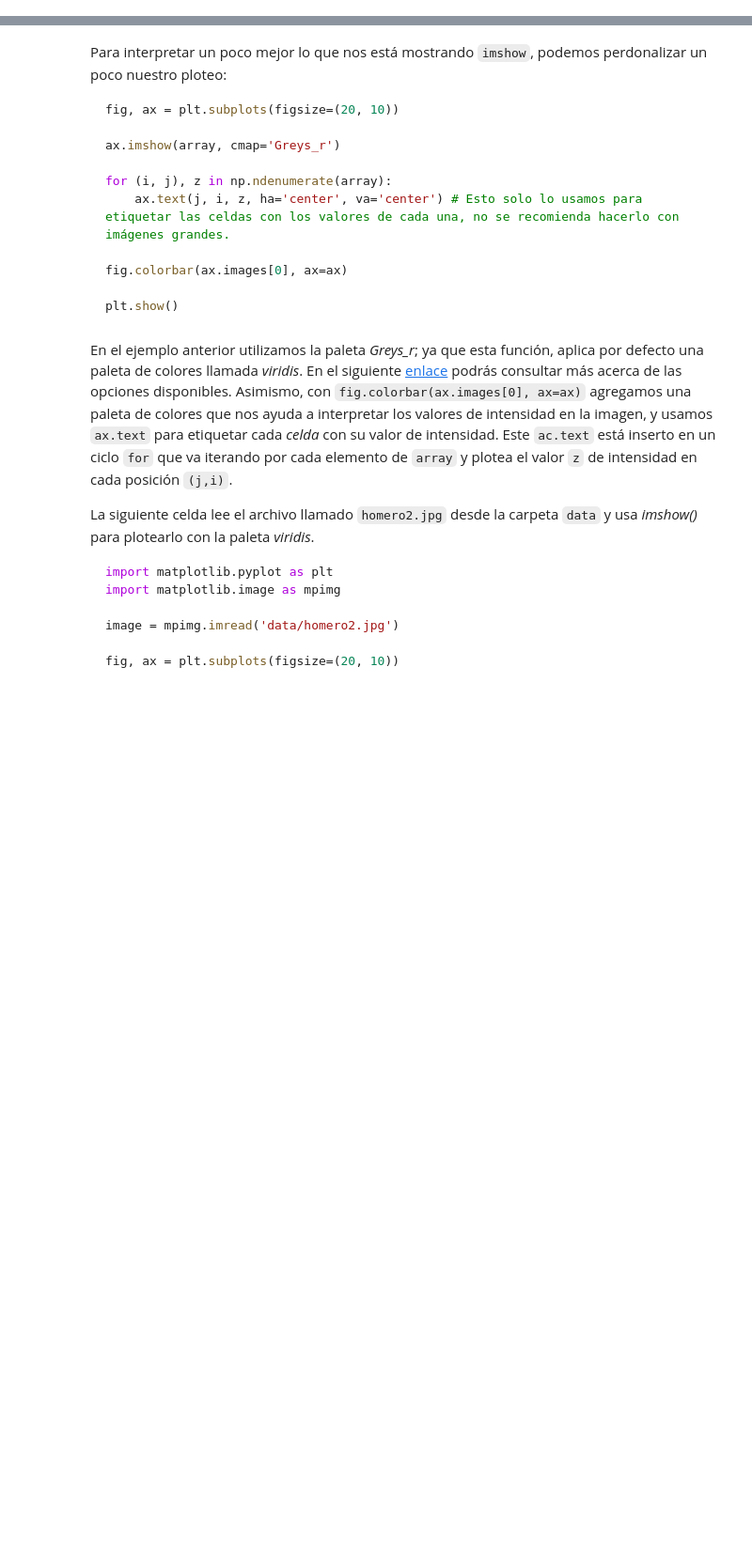
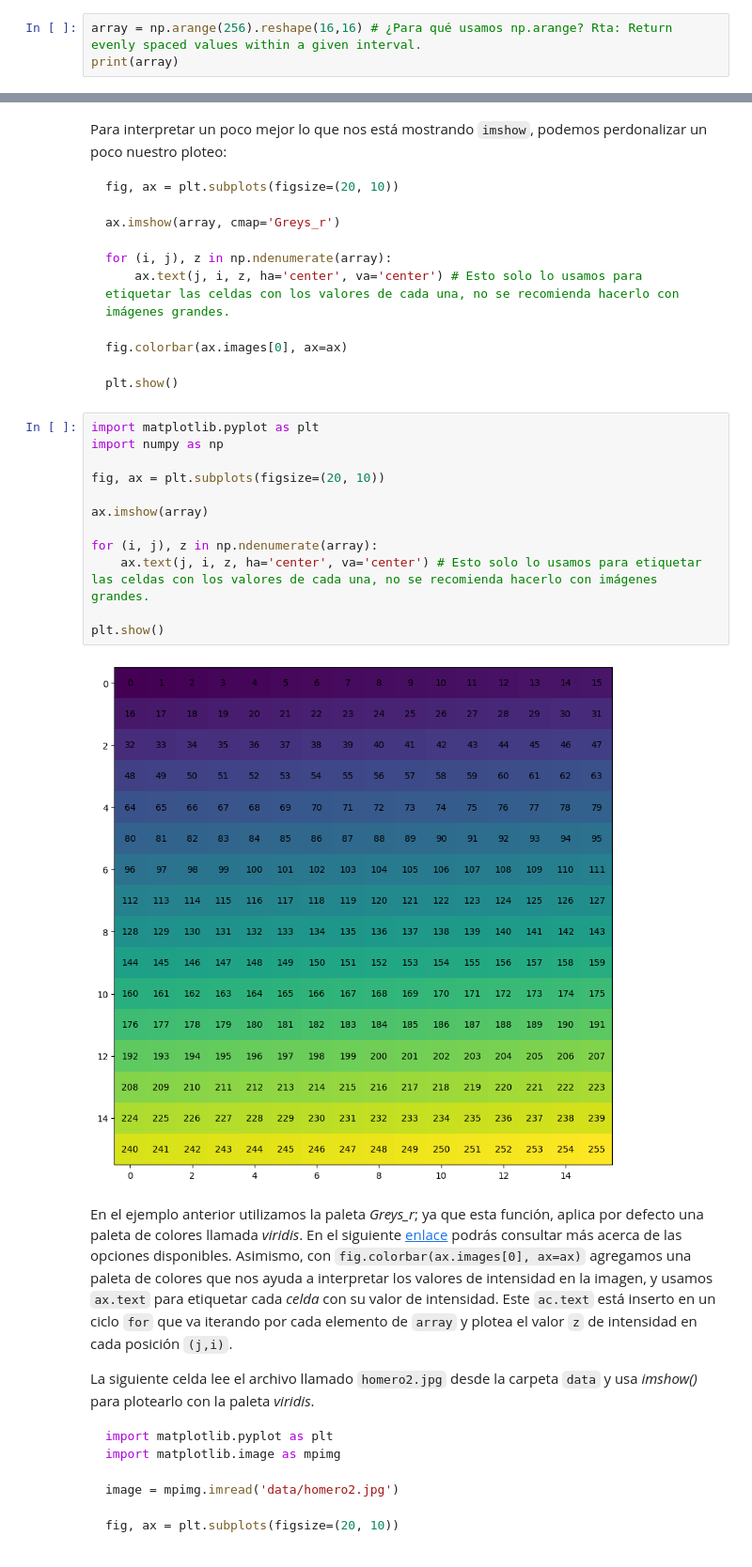
Before and after one commit to francobarrionuevoenv21/MAIE_devs_pub, a Jupyter notebook: Proc_Img/practicos/PDIS2026_Clase01_Operaciones_Basicas_Imagenes_Datos.ipynb, the cells around one changed output, grey strips where cells are left out. Shown at 94% size. Saved outputs shown, nothing was run; the diff lists cells and outputs as text; blank space fills up the shorter version.

`````diff
--- a/Proc_Img/practicos/PDIS2026_Clase01_Operaciones_Basicas_Imagenes_Datos.ipynb
+++ b/Proc_Img/practicos/PDIS2026_Clase01_Operaciones_Basicas_Imagenes_Datos.ipynb
@@ -130,3 +207,6 @@ Una imagen consiste en un conjunto de datos ordenados en forma de matriz (filas
 array = np.arange(256).reshape(16,16) # ¿Para qué usamos np.arange?
 print(array)
 ```
+# %%
+array = np.arange(256).reshape(16,16) # ¿Para qué usamos np.arange? Rta: Return evenly spaced values within a given interval.
+print(array)
@@ -221,6 +318,20 @@ fig.colorbar(ax.images[0], ax=ax)
 
 plt.show()
 ````
+# %%
+import matplotlib.pyplot as plt
+import numpy as np
+
+fig, ax = plt.subplots(figsize=(20, 10))
+
+ax.imshow(array)
+
+for (i, j), z in np.ndenumerate(array):
+    ax.text(j, i, z, ha='center', va='center') # Esto solo lo usamos para etiquetar las celdas con los valores de cada una, no se recomienda hacerlo con imágenes grandes.
+
+plt.show()
+# %% [output]
+[figure, added]
 # %% [markdown]
 En el ejemplo anterior utilizamos la paleta _Greys_r_; ya que esta función, aplica por defecto una paleta de colores llamada _viridis_. En el siguiente [enlace](https://matplotlib.org/stable/tutorials/colors/colormaps.html) podrás consultar más acerca de las opciones disponibles. Asimismo, con  `fig.colorbar(ax.images[0], ax=ax)` agregamos una paleta de colores que nos ayuda a interpretar los valores de intensidad en la imagen, y usamos `ax.text` para etiquetar cada _celda_ con su valor de intensidad. Este `ac.text` está inserto en un ciclo `for` que va iterando por cada elemento de `array` y plotea el valor `z` de intensidad en cada posición `(j,i)`.
 
`````
Also changed, not shown: parts of 30 cells of this notebook, 1 other file.
